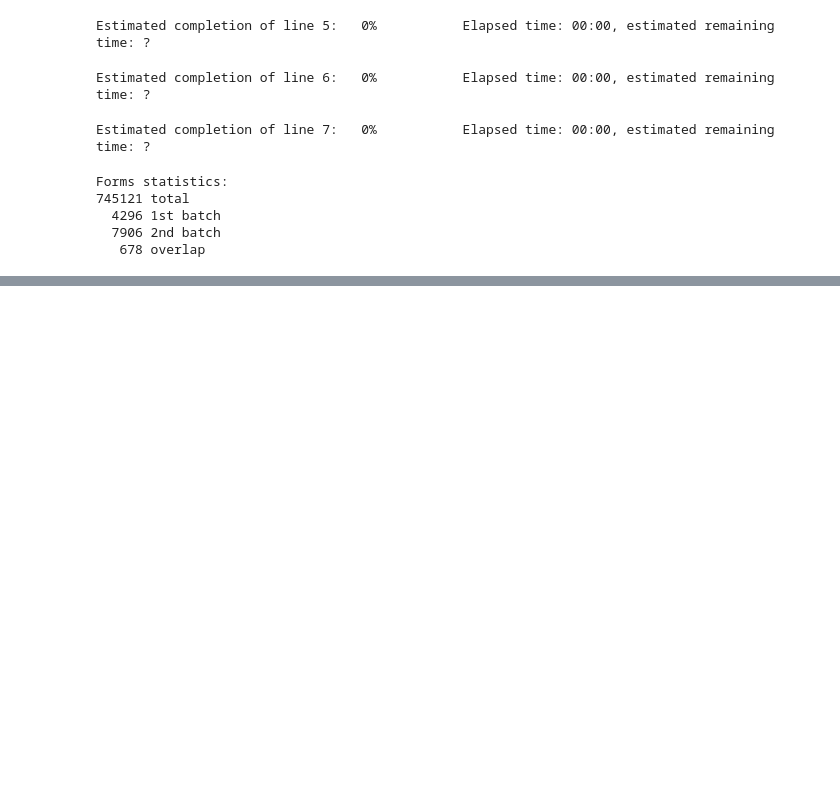
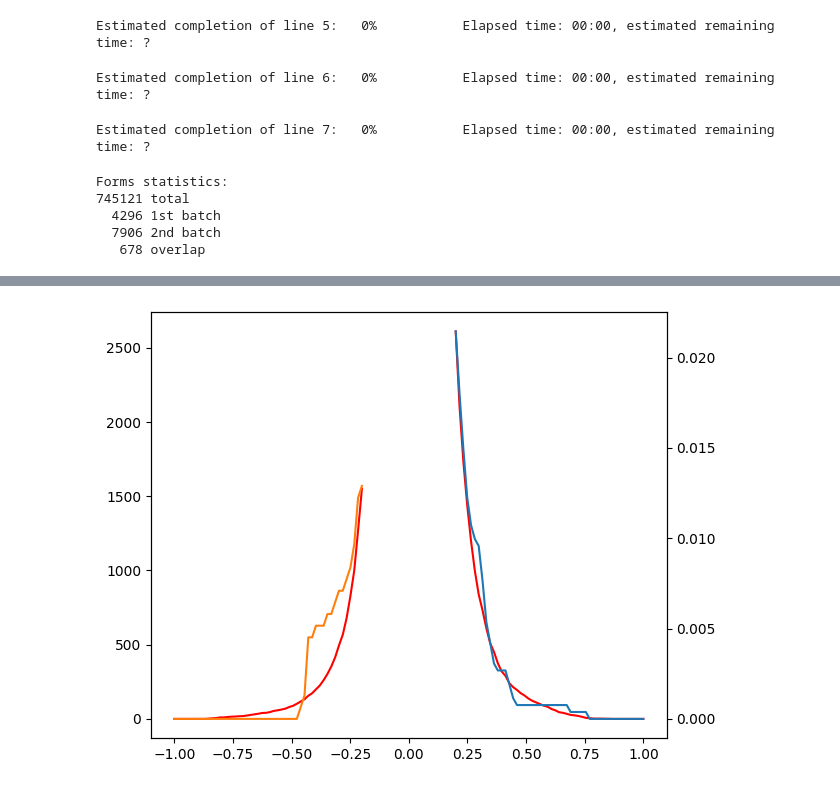
Before and after one commit to breviloquia-italica/pipeline, a Jupyter notebook: 91_wforms-statistics.ipynb, the cells around one changed output, grey strips where cells are left out. Cells and saved outputs as stored; diff of their text form; code cells hidden in the pictures; blank space fills up the shorter version.

```diff
--- a/91_wforms-statistics.ipynb
+++ b/91_wforms-statistics.ipynb
@@ -146,0 +194,8 @@ UserWarning: Distributing <class 'numpy.ndarray'> object. This may take some tim
+# %%
+annos = pd.read_parquet("wforms-ann.parquet")
+pars = annos.join(pd.read_parquet("wforms-bat.parquet"), how="left").join(
+    pd.read_parquet(
+        "wforms-occ.parquet", columns=["fst", "lst", "top", "cvx", "rho", "tot"]
+    ),
+    how="left",
+)
@@ -146,0 +206,38 @@ UserWarning: Distributing <class 'numpy.ndarray'> object. This may take some tim
+# %%
+rho_thresholdsp = pd.Series(np.linspace(0.2, 1, 50))
+rho_thresholdsn = pd.Series(np.linspace(-1, -0.2, 50))
+
+testp = pars[pars["fst_batch"] & (pars["rho"] > 0.2)]
+testn = pars[pars["fst_batch"] & (pars["rho"] < -0.2)]
+
+
+fig, ax1 = plt.subplots()
+ax2 = ax1.twinx()
+
+ax1.plot(
+    rho_thresholdsp,
+    rho_thresholdsp.apply(lambda t: (testp["rho"] >= t).sum()),
+    color="red"
+)
+
+ax2.plot(
+    rho_thresholdsp,
+    rho_thresholdsp.apply(lambda t: ((testp["rho"] >= t) & testp["status"].eq(1)).mean()),#/rho_thresholdsp.apply(lambda t: (testp["rho"] >= t).sum()),
+)
+
+
+ax1.plot(
+    rho_thresholdsn,
+    rho_thresholdsn.apply(lambda t: (testn["rho"] <= t).sum()),
+    color="red"
+)
+
+ax2.plot(
+    rho_thresholdsn,
+    rho_thresholdsn.apply(lambda t: ((testn["rho"] <= t) & testn["status"].eq(1)).mean()),#/rho_thresholdsn.apply(lambda t: (testn["rho"] <= t).sum()),
+)
+
+
+fig.tight_layout()
+plt.show()
+# %% [output]
@@ -146,0 +254 @@ UserWarning: Distributing <class 'numpy.ndarray'> object. This may take some tim
+[figure, added]
```
Also changed, not shown: parts of 9 cells of this notebook, 1 other file.
